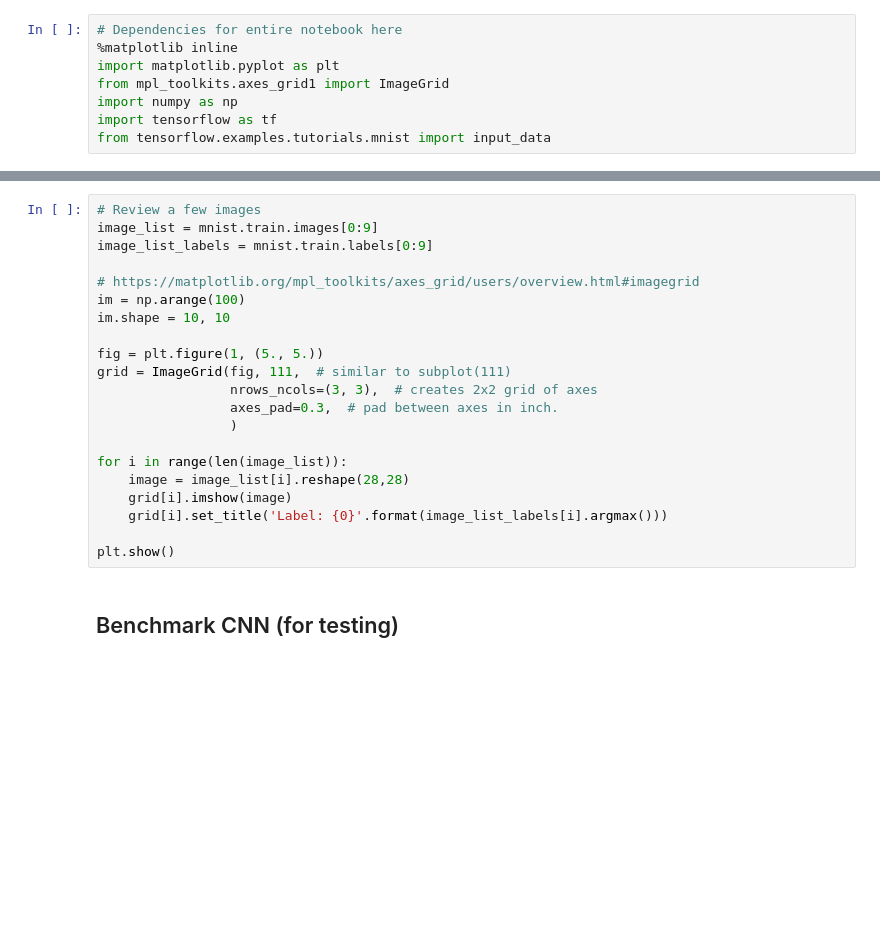
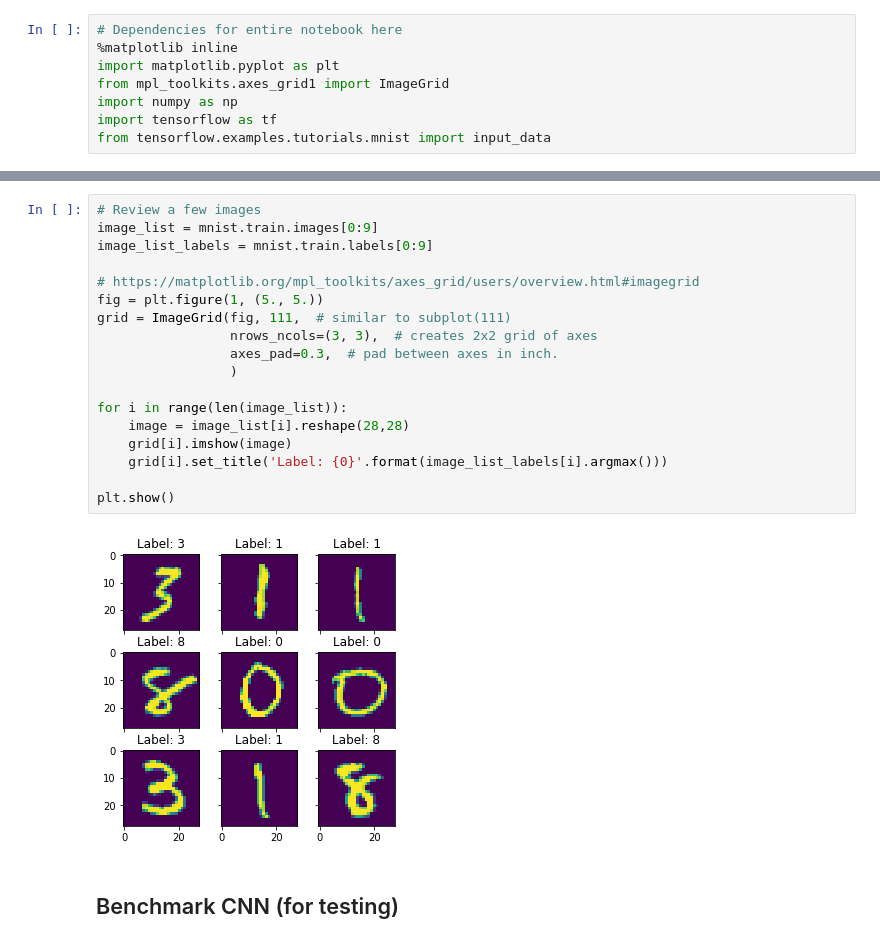
Before and after one commit to jasonicarter/MNIST-adversarial-images, a Jupyter notebook: MNIST-adversarial-images.ipynb, the cells around one changed output, grey strips where cells are left out. Drawn from its saved outputs; the diff is of its cells as text; blank space fills up the shorter version.

Commit message:
Update nb with prediction plots

```diff
--- a/MNIST-adversarial-images.ipynb
+++ b/MNIST-adversarial-images.ipynb
@@ -40,24 +50,23 @@ print('Example label: ', mnist.train.labels[0])
 # %%
 # Review a few images
 image_list = mnist.train.images[0:9]
 image_list_labels = mnist.train.labels[0:9]
 
 # https://matplotlib.org/mpl_toolkits/axes_grid/users/overview.html#imagegrid
-im = np.arange(100)
-im.shape = 10, 10
-
 fig = plt.figure(1, (5., 5.))
 grid = ImageGrid(fig, 111,  # similar to subplot(111)
                  nrows_ncols=(3, 3),  # creates 2x2 grid of axes
                  axes_pad=0.3,  # pad between axes in inch.
                  )
 
 for i in range(len(image_list)):
     image = image_list[i].reshape(28,28)
     grid[i].imshow(image)
     grid[i].set_title('Label: {0}'.format(image_list_labels[i].argmax()))
 
 plt.show()
+# %% [output]
+[figure, added]
 # %% [markdown]
 ## Benchmark CNN (for testing)
 # %% [markdown]
```
Also changed, not shown: parts of 12 cells of this notebook.
